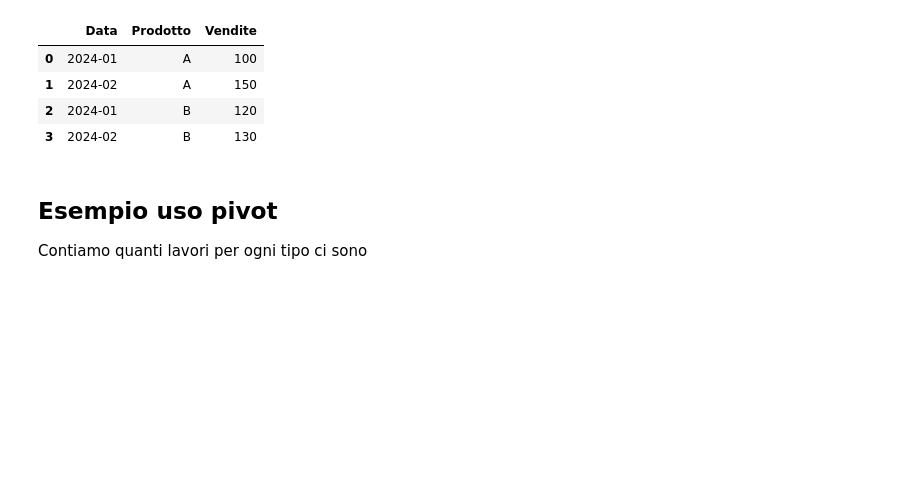
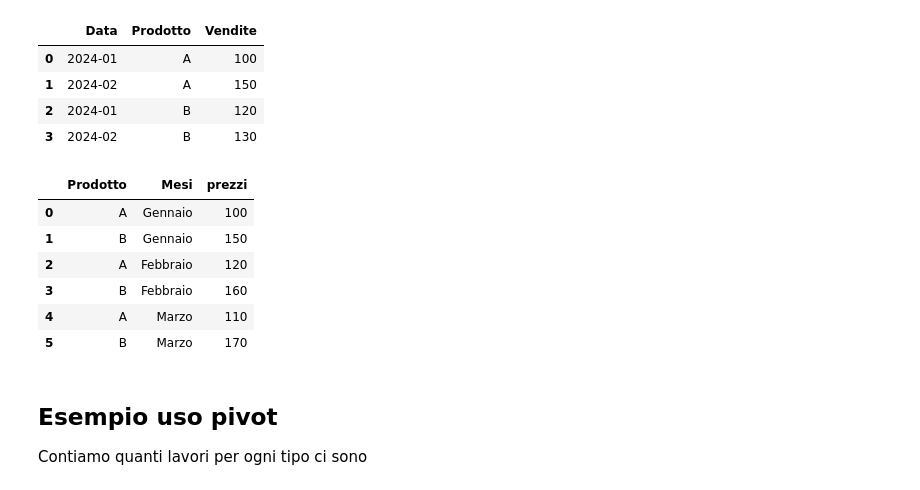
Before and after one commit to hamdibeqirajhb-cell/programming_lab, a Jupyter notebook: lezioni_modulo_B/lezione_6/6.0_Pandas3.ipynb, the cells around one changed output. Cells and saved outputs as stored; diff of their text form; code cells hidden in the pictures; blank space fills up the shorter version.

```diff
--- a/lezioni_modulo_B/lezione_6/6.0_Pandas3.ipynb
+++ b/lezioni_modulo_B/lezione_6/6.0_Pandas3.ipynb
@@ -340,6 +347,24 @@ df_short.melt(id_vars = 'Data', var_name = 'Prodotto', value_name = 'Vendite')
 | 1 | 2024-02 | A | 150 |
 | 2 | 2024-01 | B | 120 |
 | 3 | 2024-02 | B | 130 |
+# %%
+df2 = pd.DataFrame({
+    'Prodotto': ['A', 'B'],
+    'Gennaio': [100, 150],
+    'Febbraio': [120, 160],
+    'Marzo': [110, 170]
+})
+
+df2_long = df2.melt(id_vars="Prodotto", var_name="Mesi", value_name="prezzi")
+df2_long
+# %% [output]
+|  | Prodotto | Mesi | prezzi |
+| 0 | A | Gennaio | 100 |
+| 1 | B | Gennaio | 150 |
+| 2 | A | Febbraio | 120 |
+| 3 | B | Febbraio | 160 |
+| 4 | A | Marzo | 110 |
+| 5 | B | Marzo | 170 |
 # %% [markdown]
 ## Esempio uso pivot
 
```
Also changed, not shown: parts of 10 cells of this notebook, 2 other files.
